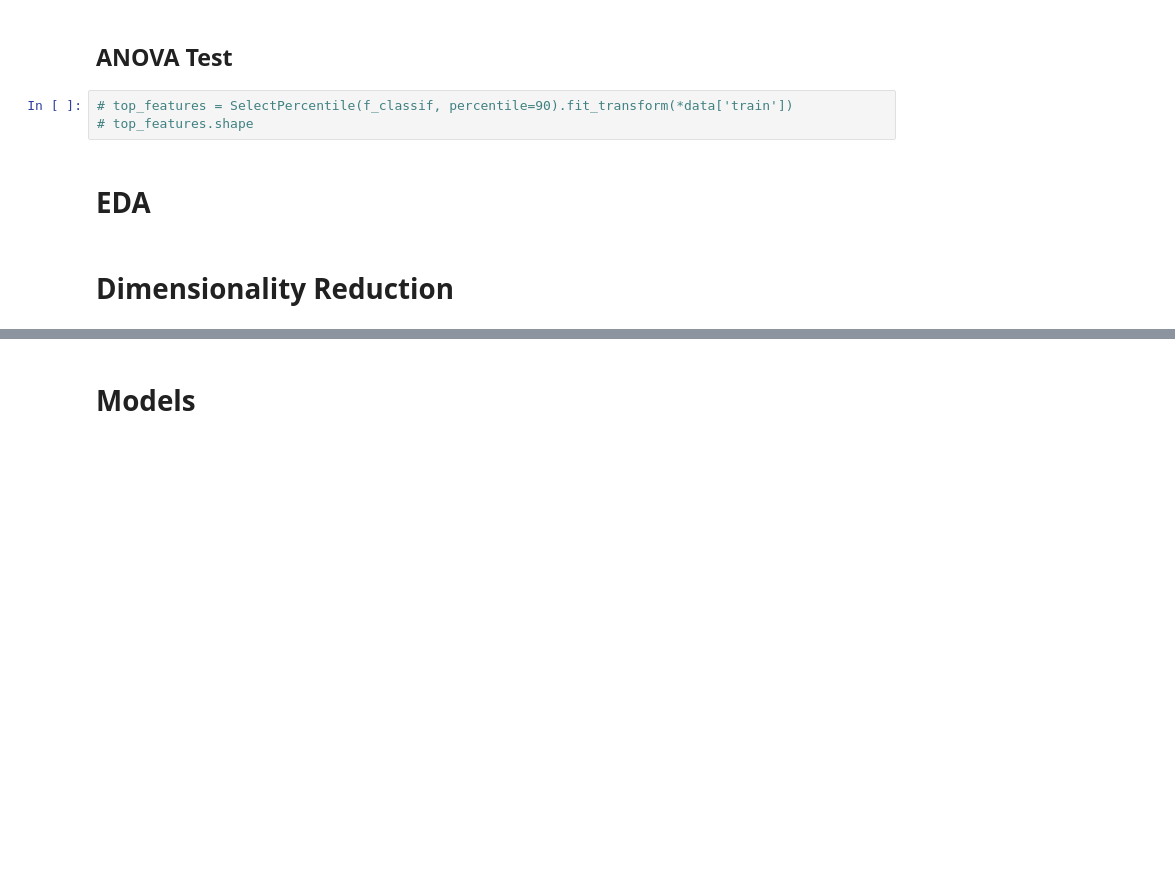
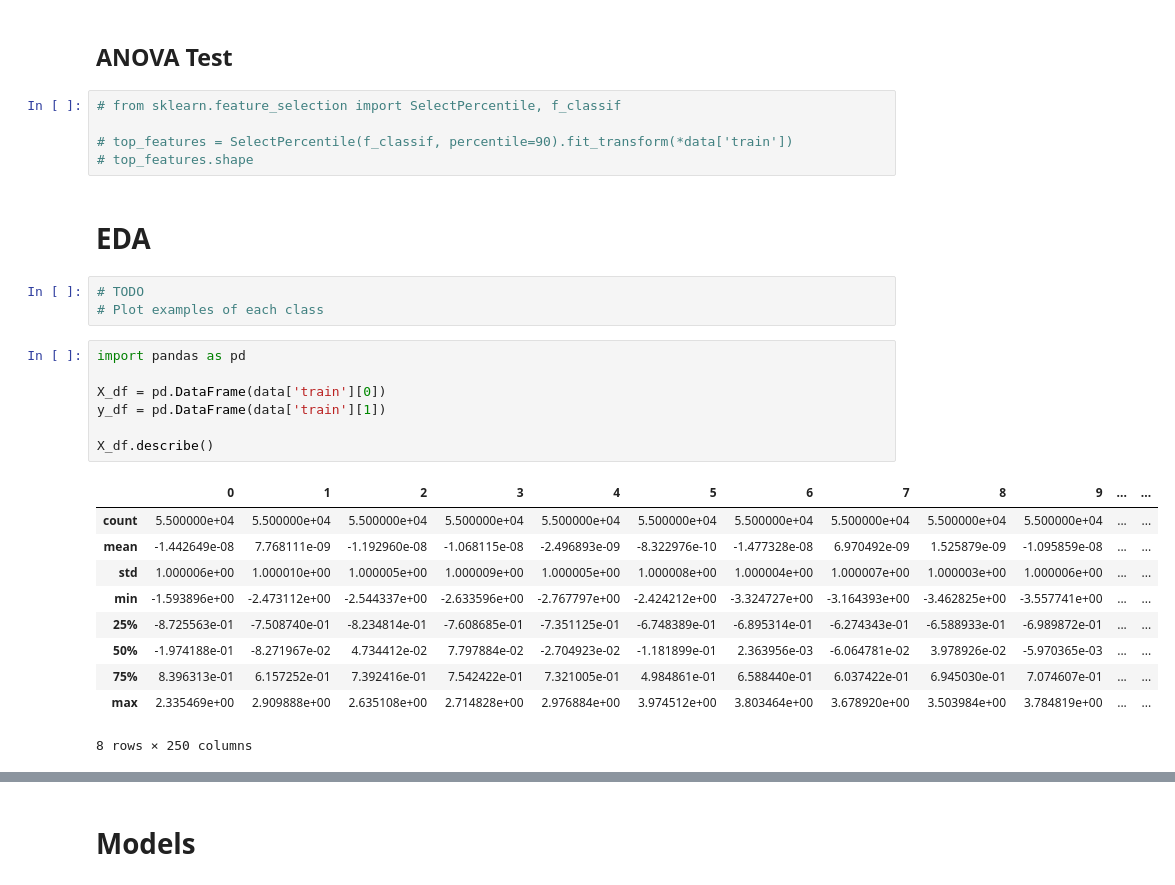
Before and after one commit to xiuyu-lana/Data_Mining_Project_Group_19, a Jupyter notebook: vit_main.ipynb, the cells around one changed output, grey strips where cells are left out. Cells and saved outputs as stored; diff of their text form; blank space fills up the shorter version.

```diff
--- a/vit_main.ipynb
+++ b/vit_main.ipynb
@@ -67,9 +74,30 @@ Val Data (X, y):  (5000, 250) (5000,)
 # %% [markdown]
 ## ANOVA Test
 # %%
+# from sklearn.feature_selection import SelectPercentile, f_classif
+
 # top_features = SelectPercentile(f_classif, percentile=90).fit_transform(*data['train'])
 # top_features.shape
 # %% [markdown]
 # EDA
-# %% [markdown]
-# Dimensionality Reduction
+# %%
+# TODO
+# Plot examples of each class
+# %%
+import pandas as pd
+
+X_df = pd.DataFrame(data['train'][0])
+y_df = pd.DataFrame(data['train'][1])
+
+X_df.describe()
+# %% [output]
+|  | 0 | 1 | 2 | 3 | 4 | 5 | 6 | 7 | 8 | 9 | ... | ... |
+| count | 5.500000e+04 | 5.500000e+04 | 5.500000e+04 | 5.500000e+04 | 5.500000e+04 | 5.500000e+04 | 5.500000e+04 | 5.500000e+04 | 5.500000e+04 | 5.500000e+04 | ... | ... |
+| mean | -1.442649e-08 | 7.768111e-09 | -1.192960e-08 | -1.068115e-08 | -2.496893e-09 | -8.322976e-10 | -1.477328e-08 | 6.970492e-09 | 1.525879e-09 | -1.095859e-08 | ... | ... |
+| std | 1.000006e+00 | 1.000010e+00 | 1.000005e+00 | 1.000009e+00 | 1.000005e+00 | 1.000008e+00 | 1.000004e+00 | 1.000007e+00 | 1.000003e+00 | 1.000006e+00 | ... | ... |
+| min | -1.593896e+00 | -2.473112e+00 | -2.544337e+00 | -2.633596e+00 | -2.767797e+00 | -2.424212e+00 | -3.324727e+00 | -3.164393e+00 | -3.462825e+00 | -3.557741e+00 | ... | ... |
+| 25% | -8.725563e-01 | -7.508740e-01 | -8.234814e-01 | -7.608685e-01 | -7.351125e-01 | -6.748389e-01 | -6.895314e-01 | -6.274343e-01 | -6.588933e-01 | -6.989872e-01 | ... | ... |
+| 50% | -1.974188e-01 | -8.271967e-02 | 4.734412e-02 | 7.797884e-02 | -2.704923e-02 | -1.181899e-01 | 2.363956e-03 | -6.064781e-02 | 3.978926e-02 | -5.970365e-03 | ... | ... |
+| 75% | 8.396313e-01 | 6.157252e-01 | 7.392416e-01 | 7.542422e-01 | 7.321005e-01 | 4.984861e-01 | 6.588440e-01 | 6.037422e-01 | 6.945030e-01 | 7.074607e-01 | ... | ... |
+| max | 2.335469e+00 | 2.909888e+00 | 2.635108e+00 | 2.714828e+00 | 2.976884e+00 | 3.974512e+00 | 3.803464e+00 | 3.678920e+00 | 3.503984e+00 | 3.784819e+00 | ... | ... |
+8 rows × 250 columns
```
Also changed, not shown: parts of 17 cells of this notebook, 1 other file.
